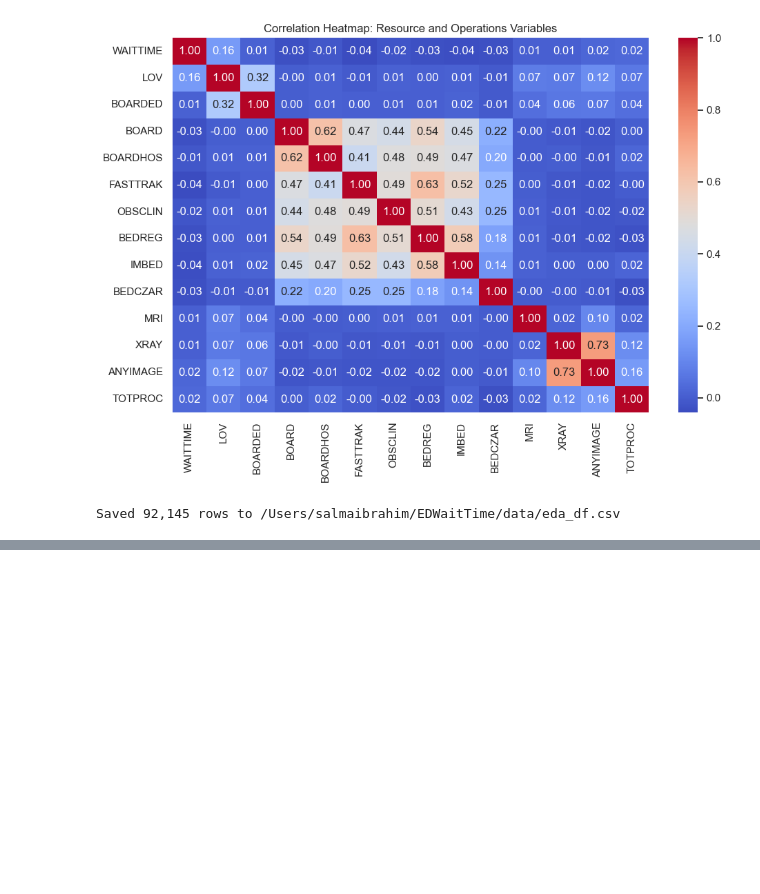
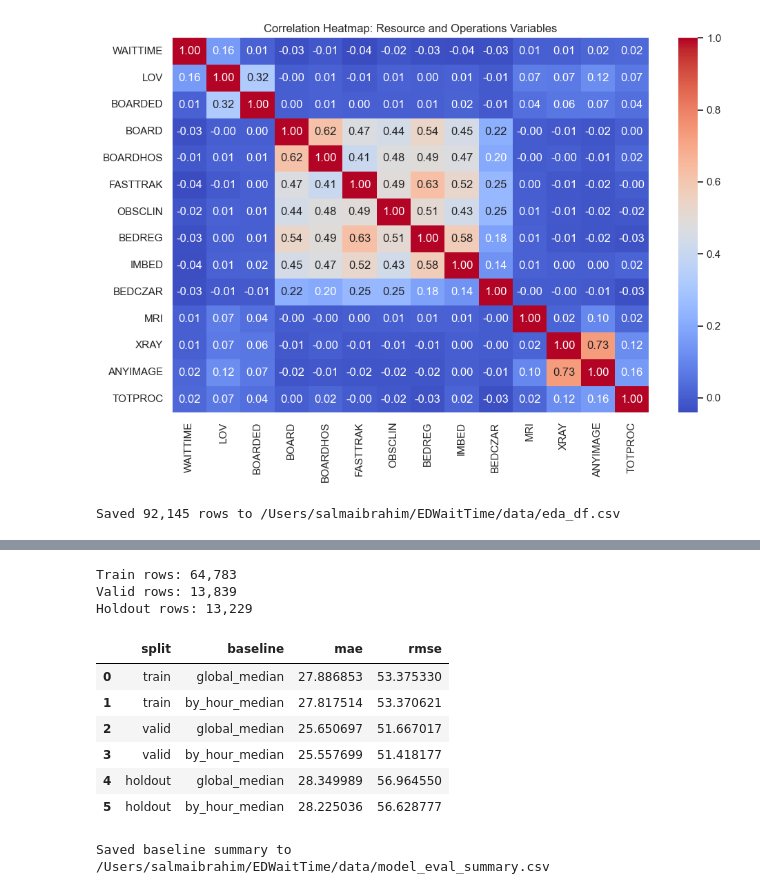
Before and after one commit to salmaibr2/EDWaitTime, a Jupyter notebook: notebooks/eda.ipynb, the cells around one changed output, grey strips where cells are left out. Cells and saved outputs as stored; diff of their text form; code cells hidden in the pictures; blank space fills up the shorter version.

```diff
--- a/notebooks/eda.ipynb
+++ b/notebooks/eda.ipynb
@@ -1163,0 +1584,67 @@ Saved 92,145 rows to /Users/salmaibrahim/EDWaitTime/data/eda_df.csv
+# %%
+# Temporal split and baseline benchmarks for Model A
+from sklearn.metrics import mean_absolute_error, mean_squared_error
+
+
+if "model_A_df" not in globals():
+    raise NameError("model_A_df is not defined. Run the model-ready dataset builder first.")
+
+split_years = {
+    "train": [2015, 2016, 2017, 2018],
+    "valid": [2021],
+    "holdout": [2022],
+}
+
+split_frames = {}
+for split_name, years in split_years.items():
+    split_frame = model_A_df[model_A_df["YEAR"].isin(years)].copy()
+    split_frames[split_name] = split_frame
+    print(f"{split_name.title()} rows: {len(split_frame):,}")
+
+baseline_summary_rows = []
+for split_name, split_frame in split_frames.items():
+    if split_frame.empty:
+        continue
+
+    y_true = pd.to_numeric(split_frame["WAITTIME"], errors="coerce")
+    median_pred = np.repeat(y_true.median(), len(split_frame))
+    mae_val = mean_absolute_error(y_true, median_pred)
+    rmse_val = np.sqrt(mean_squared_error(y_true, median_pred))
+    baseline_summary_rows.append({
+        "split": split_name,
+        "baseline": "global_median",
+        "mae": mae_val,
+        "rmse": rmse_val,
+    })
+
+    if "ARRIVAL_HOUR" in split_frame.columns:
+        by_hour_median = split_frame.groupby("ARRIVAL_HOUR", dropna=False)["WAITTIME"].median()
+        by_hour_pred = split_frame["ARRIVAL_HOUR"].map(by_hour_median)
+        by_hour_pred = by_hour_pred.fillna(y_true.median())
+        mae_val = mean_absolute_error(y_true, by_hour_pred)
+        rmse_val = np.sqrt(mean_squared_error(y_true, by_hour_pred))
+        baseline_summary_rows.append({
+            "split": split_name,
+            "baseline": "by_hour_median",
+            "mae": mae_val,
+            "rmse": rmse_val,
+        })
+
+baseline_summary_df = pd.DataFrame(baseline_summary_rows)
+display(baseline_summary_df)
+
+baseline_summary_path = Path("../data/model_eval_summary.csv")
+baseline_summary_df.to_csv(baseline_summary_path, index=False)
+print(f"Saved baseline summary to {baseline_summary_path.resolve()}")
+# %% [output]
+Train rows: 64,783
+Valid rows: 13,839
+Holdout rows: 13,229
+|  | split | baseline | mae | rmse |
+| 0 | train | global_median | 27.886853 | 53.375330 |
+| 1 | train | by_hour_median | 27.817514 | 53.370621 |
+| 2 | valid | global_median | 25.650697 | 51.667017 |
+| 3 | valid | by_hour_median | 25.557699 | 51.418177 |
+| 4 | holdout | global_median | 28.349989 | 56.964550 |
+| 5 | holdout | by_hour_median | 28.225036 | 56.628777 |
+Saved baseline summary to /Users/salmaibrahim/EDWaitTime/data/model_eval_summary.csv
```
Also changed, not shown: parts of 6 cells of this notebook, 7 other files.
